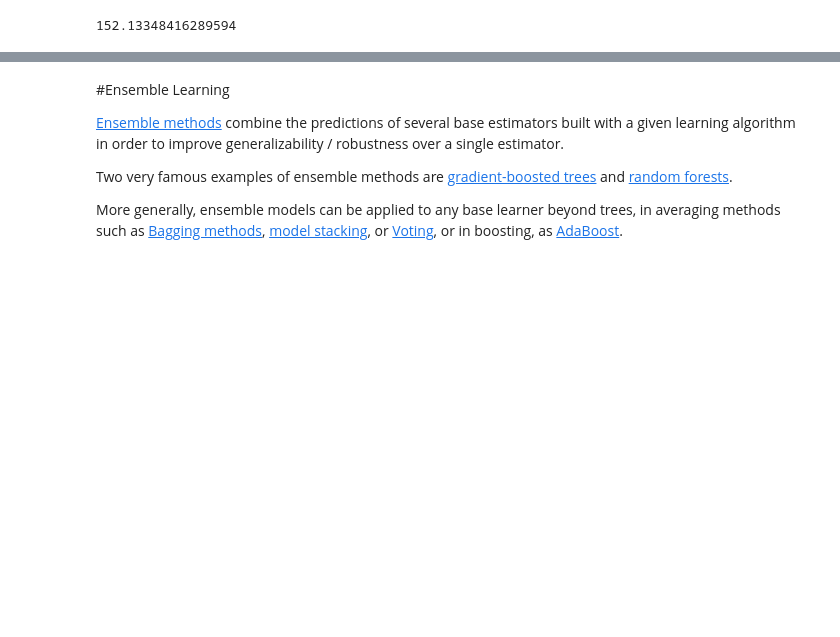
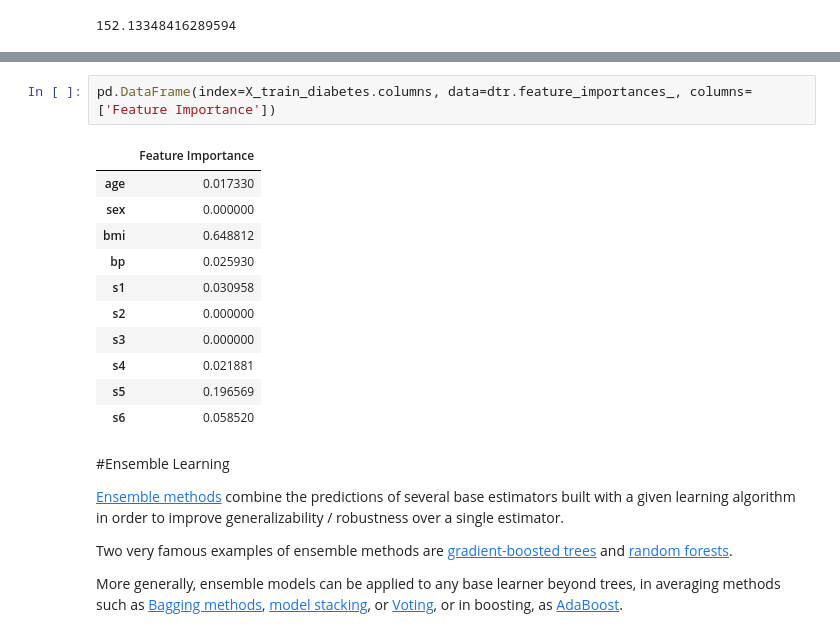
Before and after one commit to clizarraga-UAD7/ML-Notebooks, a Jupyter notebook: DecisionTrees_EnsembleLearning.ipynb, the cells around one changed output, grey strips where cells are left out. Drawn from its saved outputs; the diff is of its cells as text; blank space fills up the shorter version.

```diff
--- a/DecisionTrees_EnsembleLearning.ipynb
+++ b/DecisionTrees_EnsembleLearning.ipynb
@@ -493,3 +487,17 @@ array([0.        , 0.        , 0.73862135, 0.        , 0.        ,
+# %%
+pd.DataFrame(index=X_train_diabetes.columns, data=dtr.feature_importances_, columns=['Feature Importance'])
+# %% [output]
+|  | Feature Importance |
+| age | 0.017330 |
+| sex | 0.000000 |
+| bmi | 0.648812 |
+| bp | 0.025930 |
+| s1 | 0.030958 |
+| s2 | 0.000000 |
+| s3 | 0.000000 |
+| s4 | 0.021881 |
+| s5 | 0.196569 |
+| s6 | 0.058520 |
 # %% [markdown]
 #Ensemble Learning
 
```
Also changed, not shown: parts of 54 cells of this notebook.
